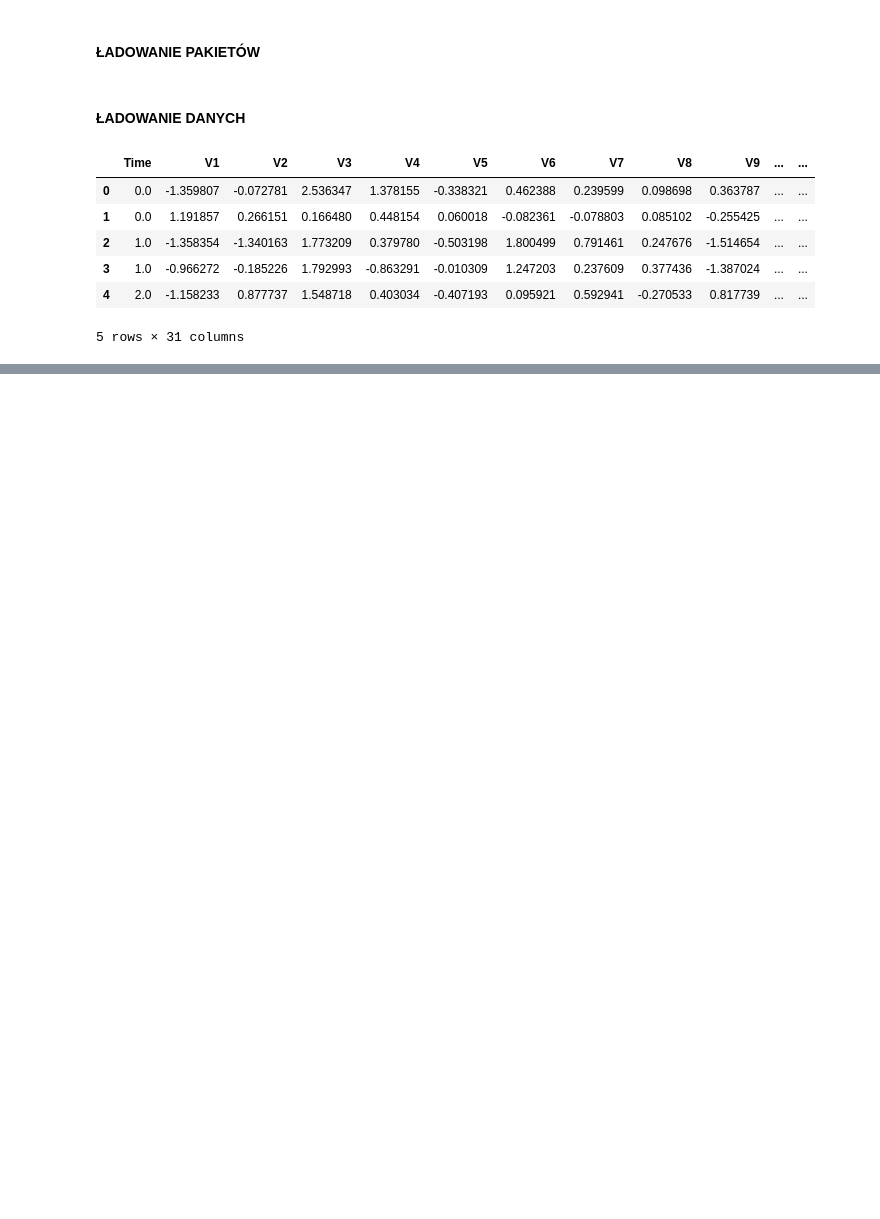
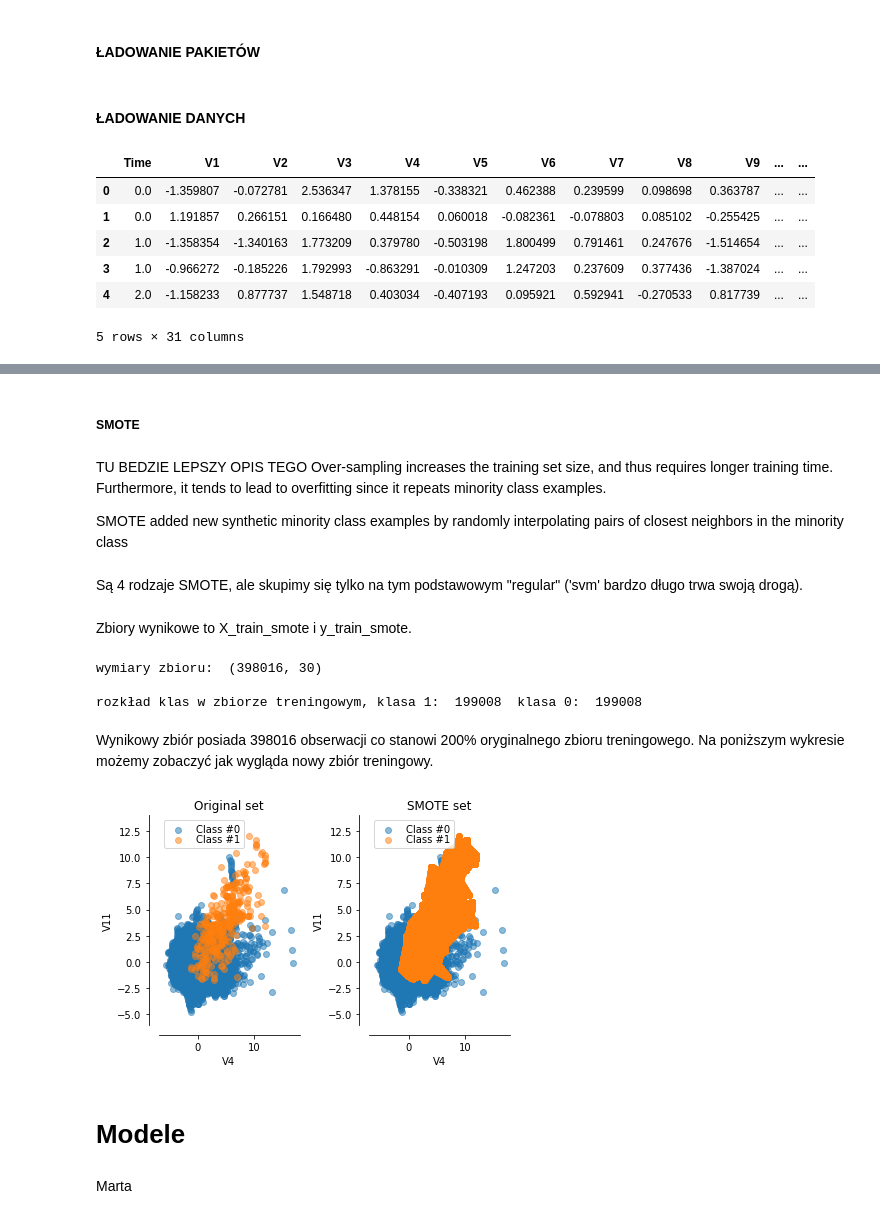
Before and after one commit to flaminka/CreditCardFraud, a Jupyter notebook: WB credit card fraud.ipynb, the cells around one changed output, grey strips where cells are left out. Cells and saved outputs as stored; diff of their text form; code cells hidden in the pictures; blank space fills up the shorter version.

```diff
--- a/WB credit card fraud.ipynb
+++ b/WB credit card fraud.ipynb
@@ -57,0 +277,40 @@ dtype: int64
+# %% [markdown]
+##### SMOTE
+# %% [markdown]
+TU BEDZIE LEPSZY  OPIS TEGO
+Over-sampling increases the training set size, and thus requires longer training time. Furthermore, it tends to lead to overfitting since it repeats minority class examples.
+
+SMOTE added new synthetic minority class examples by randomly interpolating pairs of closest neighbors in the minority class
+# %% [markdown]
+Są 4 rodzaje SMOTE, ale skupimy się tylko na tym podstawowym "regular" ('svm' bardzo długo trwa swoją drogą).
+# %% [markdown]
+Zbiory wynikowe to X_train_smote i y_train_smote.
+# %%
+sm = SMOTE(kind='regular')
+X_train_smote, y_train_smote = sm.fit_sample(X_train, y_train)
+# zmiana typy zmiennych
+X_train_smote = pd.DataFrame(X_train_smote, columns=X_train.columns)
+y_train_smote = pd.Series(y_train_smote)
+# %%
+print("wymiary zbioru: ", X_train_smote.shape)
+print("\nrozkład klas w zbiorze treningowym, klasa 1: ", sum(y_train_smote == 1), " klasa 0: ",sum(y_train_smote == 0))
+# %% [output]
+wymiary zbioru:  (398016, 30)
+
+rozkład klas w zbiorze treningowym, klasa 1:  199008  klasa 0:  199008
+# %% [markdown]
+Wynikowy zbiór posiada 398016 obserwacji co stanowi 200% oryginalnego zbioru treningowego. Na poniższym wykresie możemy zobaczyć jak wygląda nowy zbiór treningowy.
+# %%
+f, (ax1, ax2) = plt.subplots(1, 2)
+
+plot_resampling(ax1, X_train, y_train, 'Original set', limits_x, limits_y)
+plot_resampling(ax2, X_train_smote, y_train_smote, 'SMOTE set',  limits_x, limits_y)
+
+plt.tight_layout()
+plt.show()
+# %% [output]
+[figure, added]
+# %% [markdown]
+# Modele
+# %% [markdown]
+Marta
```
Also changed, not shown: parts of 36 cells of this notebook.
